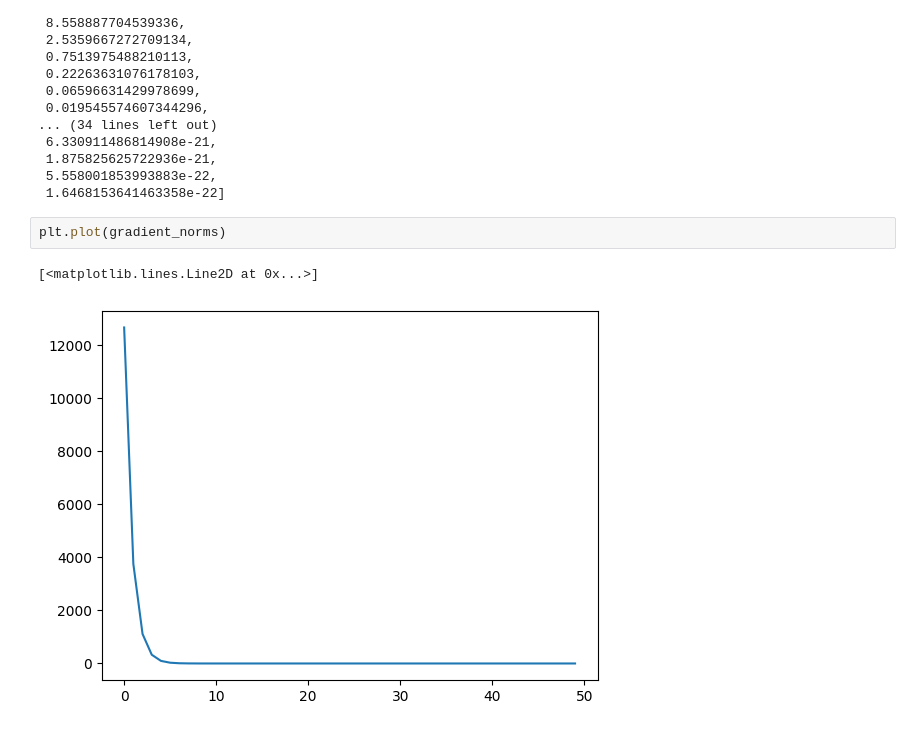
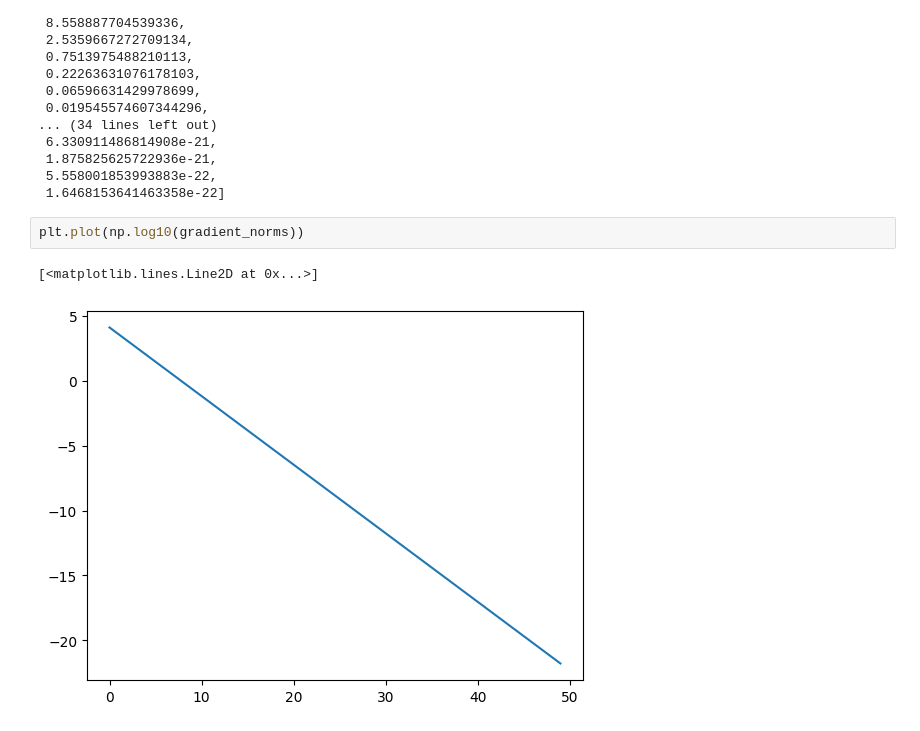
Before and after one commit to K3nnyZY/OPTIMIZATION, a Jupyter notebook: Optimizacion.ipynb, the cells around one changed output. Drawn from its saved outputs; the diff is of its cells as text.

```diff
--- a/Optimizacion.ipynb
+++ b/Optimizacion.ipynb
@@ -178,7 +178,7 @@ gradient_norms
  5.558001853993883e-22,
  1.6468153641463358e-22]
 # %%
-plt.plot(gradient_norms)
+plt.plot(np.log10(gradient_norms))
 # %% [output]
 [<matplotlib.lines.Line2D at 0x...>]
-[figure, old version]
+[figure, new version]
```
Also changed, not shown: parts of 2 cells of this notebook, 3 other files.
